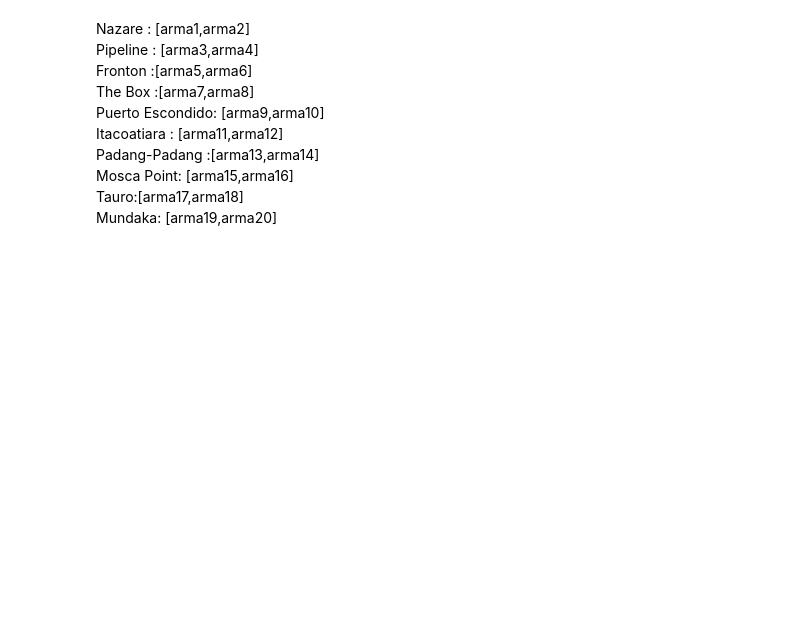
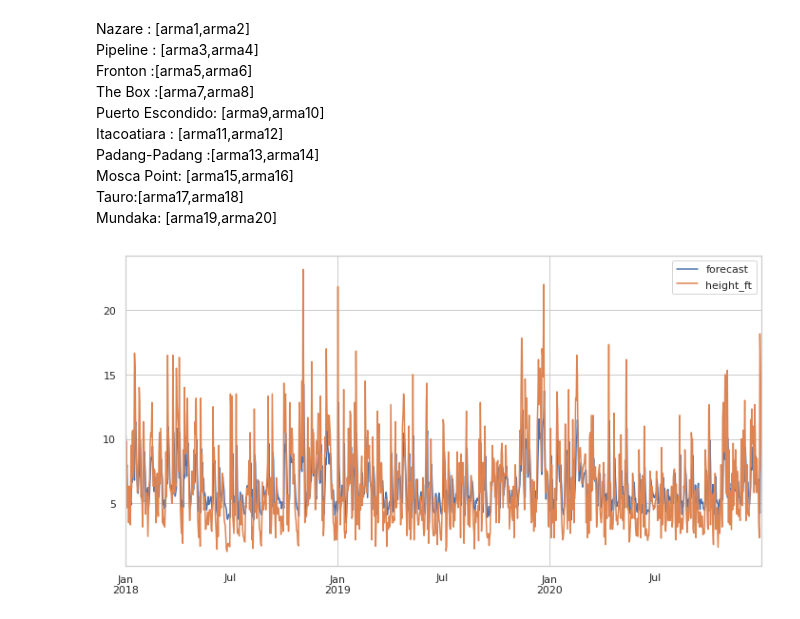
Before and after one commit to lukesmith194/SurfScanner, a Jupyter notebook: Time series.ipynb, the cells around one changed output. Drawn from its saved outputs; the diff is of its cells as text; code cells hidden in the pictures; blank space fills up the shorter version.

```diff
--- a/Time series.ipynb
+++ b/Time series.ipynb
@@ -231,8 +231,8 @@ warnings.filterwarnings('ignore', 'statsmodels.tsa.arima_model.ARIMA',
 
   warnings.warn(ARIMA_DEPRECATION_WARN, FutureWarning)
 # %%
-arma = model_nazare.fit()
-print(arma.summary())
+arma1 = model_nazare.fit()
+print(arma1.summary())
 # %% [output]
                               ARMA Model Results
 ==============================================================================
@@ -1744,0 +1750,4 @@ Mundaka: [arma19,arma20]
+# %%
+arma1.plot_predict(dynamic = False);
+# %% [output]
+[figure, added]
```
Also changed, not shown: parts of 9 cells of this notebook.
